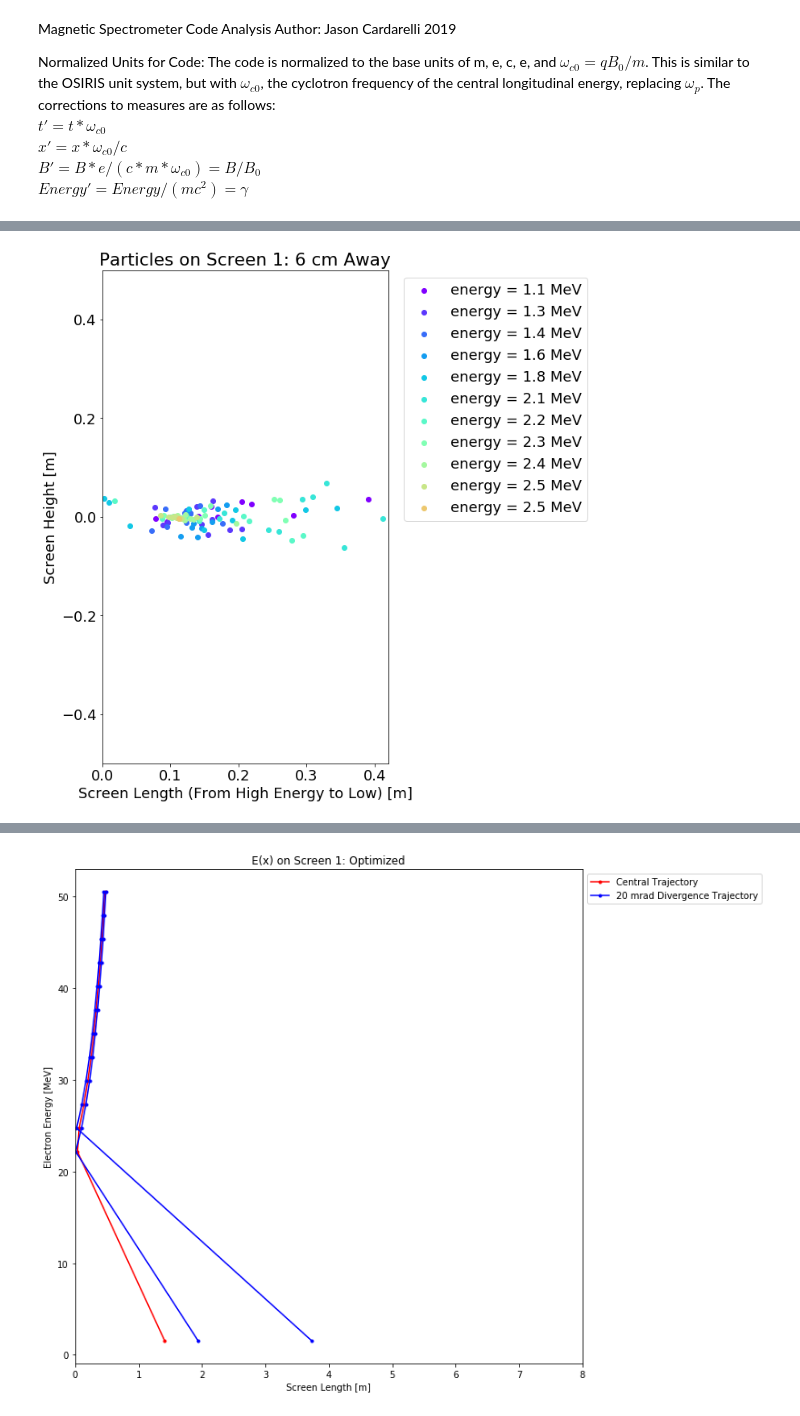
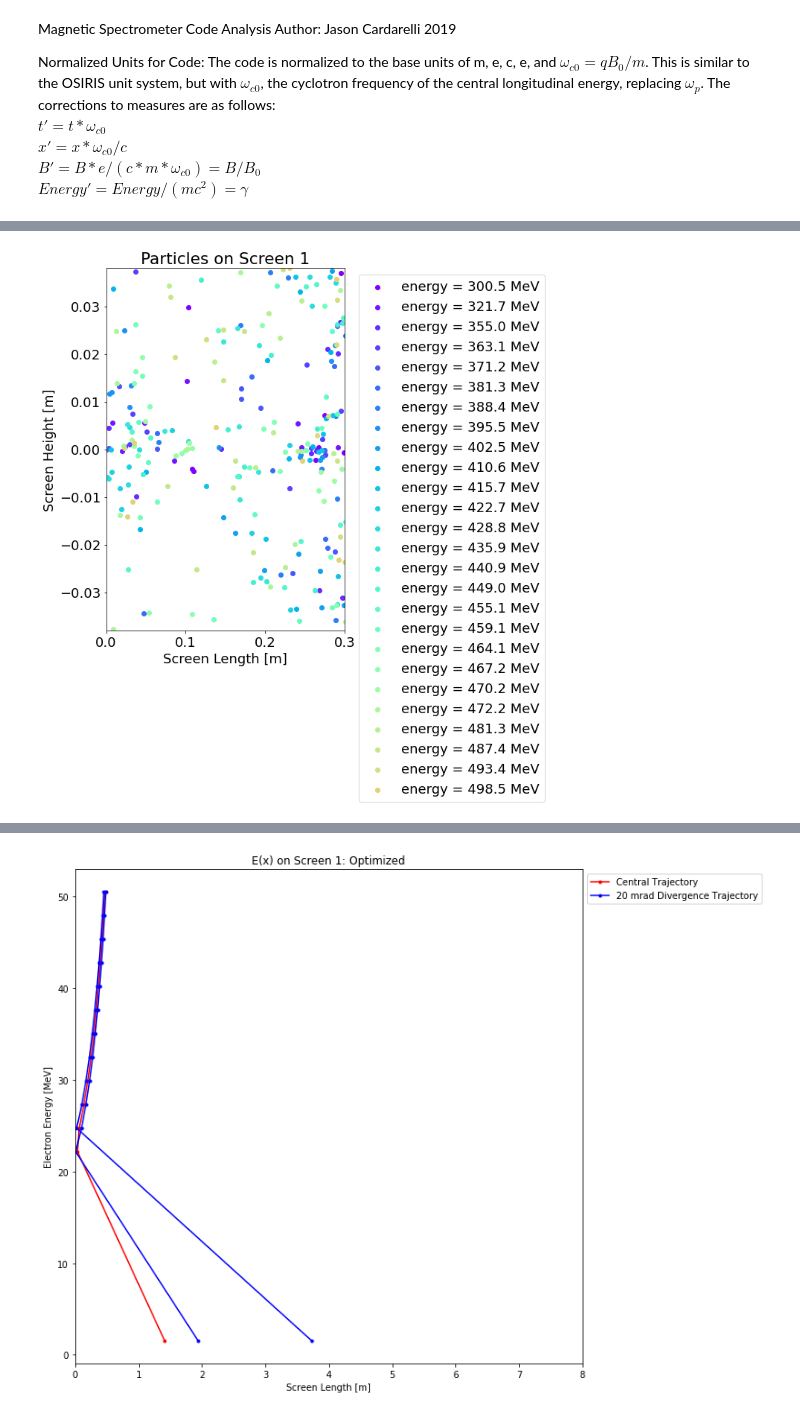
Before and after one commit to jcardar/MagnetSpec_ParticleTracker, a Jupyter notebook: data/analysis/analysis_mag_spec.ipynb, the cells around one changed output, grey strips where cells are left out. Saved outputs shown, nothing was run; the diff lists cells and outputs as text; code cells hidden in the pictures.

```diff
--- a/data/analysis/analysis_mag_spec.ipynb
+++ b/data/analysis/analysis_mag_spec.ipynb
@@ -83,7 +96,7 @@ with open("../ENERGY.csv") as csvfile:
     line_count = 0;
     energy = list(csv_reader);
     energy = [[float(y) for y in x] for x in energy]
-energy = [[energy[jj][ii]*0.511+0.511 for ii in range(len(energy[jj]))] for jj in range(len(energy))]
+energy = [[energy[jj][ii]*0.511-0.511 for ii in range(len(energy[jj]))] for jj in range(len(energy))]
 # %%
 with open("../PARTICLE_ON_SCREENS.csv") as csvfile:
     csv_reader = csv.reader(csvfile, delimiter=',');
@@ -115,21 +130,21 @@ omega_c0 = const.e*B_Norm / const.m_e;
 # rL_norm    = np.sqrt(-(1 - gamma*gamma)/(gamma*gamma))*gamma;
 
 fig1, ax = plt.subplots(figsize = (10,10))
-colors = cm.rainbow(np.linspace(0, 1, float(num_par)/7+1))
+colors = cm.rainbow(np.linspace(0, 1, int(float(num_par)/7+1)))
 indx = -1
 for ii in range(num_par):
     if ii%7==0:
         indx = indx + 1;
-        new_plot = ax.plot(np.array(posx[ii])*const.c/omega_c0, np.array(posy[ii])*const.c/omega_c0, color = colors[indx], label=f'energy = {energy[ii][0]:.2f} MeV', alpha = 1);
+        new_plot = ax.plot(np.array(posx[ii])*const.c/omega_c0, np.array(posy[ii])*const.c/omega_c0, color = colors[indx], label=f'KE = {energy[ii][0]:.2f} MeV', alpha = 1);
     else:
-        ax.plot(np.array(posx[ii])*const.c/omega_c0, np.array(posy[ii])*const.c/omega_c0, label='_nolegend_', color=new_plot[0].get_color(), alpha = 0.5);
+        ax.plot(np.array(posx[ii])*const.c/omega_c0, np.array(posy[ii])*const.c/omega_c0, label='_nolegend_', color=new_plot[0].get_color(), alpha = 0.2);
 
 num_mag = len(magnet.index)
-for ii in range(num_mag):
-#     rect = patches.Rectangle((magnet.iloc[ii][2]*const.c/omega_c0,(magnet.iloc[ii][3]-(magnet.iloc[ii][6]/2)))*const.c/omega_c0,magnet.iloc[ii][5]*const.c/omega_c0,magnet.iloc[ii][6]*const.c/omega_c0,linewidth=1,edgecolor='b',facecolor='b', fill=True, alpha=0.1)
-    rect = patches.Rectangle((magnet['mag_posx'][ii]*const.c/omega_c0,(magnet['mag_posy'][ii]-(magnet['width'][ii]/2.0))*const.c/omega_c0),magnet['length'][ii]*const.c/omega_c0,magnet['width'][ii]*const.c/omega_c0,linewidth=1,edgecolor='b',facecolor='b', fill=True, alpha=0.1)
-#     plt.ylim((magnet.iloc[ii][3]-(magnet.iloc[ii][6]/2)-0.01),(magnet.iloc[ii][3]+(magnet.iloc[ii][6]/2)+0.01))
-    ax.add_patch(rect)
+#for ii in range(num_mag):
+##     rect = patches.Rectangle((magnet.iloc[ii][2]*const.c/omega_c0,(magnet.iloc[ii][3]-(magnet.iloc[ii][6]/2)))*const.c/omega_c0,magnet.iloc[ii][5]*const.c/omega_c0,magnet.iloc[ii][6]*const.c/omega_c0,linewidth=1,edgecolor='b',facecolor='b', fill=True, alpha=0.1)
+#    rect = patches.Rectangle((magnet['mag_posx'][ii]*const.c/omega_c0,(magnet['mag_posy'][ii]-(magnet['width'][ii]/2.0))*const.c/omega_c0),magnet['length'][ii]*const.c/omega_c0,magnet['width'][ii]*const.c/omega_c0,linewidth=1,edgecolor='b',facecolor='b', fill=True, alpha=0.1)
+##     plt.ylim((magnet.iloc[ii][3]-(magnet.iloc[ii][6]/2)-0.01),(magnet.iloc[ii][3]+(magnet.iloc[ii][6]/2)+0.01))
+#    ax.add_patch(rect)
 
 num_screen = len(screen.index);
 for ii in range(num_screen):
@@ -139,6 +154,6 @@ for ii in range(num_screen):
 #     plt.xlim(0, screen.iloc[ii][1]+(screen.iloc[ii][5]*np.cos(np.deg2rad(screen.iloc[ii][4]))));
 ax.set_xlabel('X-Position [m]');
 ax.set_ylabel('Y-Position [m]');
-ax.set_title('Particle Trajectories, 20 mrad Divergence, $B_0 =1$ T, Magnet 6 cm Away');
-ax.axis('equal');
-ax.legend( bbox_to_anchor=(1.02, 1), loc='upper left');
+ax.set_title('Spectrometer System: 300-500 MeV, 100 mrad (Axes NOT Equal)');
+#ax.axis('equal');
+#ax.legend( bbox_to_anchor=(1.02, 1), loc='upper left');
@@ -160,44 +213,44 @@ if number_of_screens > 1:
     for jj in range(number_of_screens):
         long_cord = [np.sqrt(part_on_screen_pos_x[ii]**2 + part_on_screen_pos_y[ii]**2) for ii in range(len(part_on_screen_pos_x)) if part_on_screen_screen_index[ii] == jj];
         indicies_kept = [ii for ii in range(len(part_on_screen_pos_x)) if part_on_screen_screen_index[ii] == jj]
-        colors = cm.rainbow(np.linspace(0, 1, len(long_cord)/7+1))
+        colors = cm.rainbow(np.linspace(0, 1, int(len(long_cord)/7+1)))
         indx = -1;
         for ii in range(len(long_cord)):
             if ii %7 ==0:
                 indx = indx+1;
                 sc = ax[jj].scatter(long_cord[ii]*const.c/omega_c0, part_on_screen_pos_z[ii]*const.c/omega_c0, color = colors[indx], label=f'energy = {energy[int(part_on_screen_part_index[int(indicies_kept[ii])])][0]:.1f} MeV')
             else:
                 ax[jj].scatter(long_cord[ii]*const.c/omega_c0, part_on_screen_pos_z[ii]*const.c/omega_c0, color = colors[indx], label='_nolegend_')
         ax[jj].set_title(f"Image of Particles Landing on Screen {(jj+1):.0f}");
         ax[jj].set_xlabel("Screen Length (From High Energy to Low) [m]");
         ax[jj].set_ylabel("Screen Height [m]");
         ax[jj].set_xlim([0, screen['length'][jj]*const.c/omega_c0]);
         ax[jj].set_ylim([-screen['height'][jj]*0.5*const.c/omega_c0, screen['height'][jj]*0.5*const.c/omega_c0]);
-        ax[jj].legend(bbox_to_anchor=(1.03, 1), loc='upper left',);
+        #ax[jj].legend(bbox_to_anchor=(1.03, 1), loc='upper left',);
 if number_of_screens == 1:
     for jj in range(number_of_screens):
         long_cord = [np.sqrt(part_on_screen_pos_x[ii]**2 + part_on_screen_pos_y[ii]**2) for ii in range(len(part_on_screen_pos_x)) if part_on_screen_screen_index[ii] == jj];
         indicies_kept = [ii for ii in range(len(part_on_screen_pos_x)) if part_on_screen_screen_index[ii] == jj]
-        colors = cm.rainbow(np.linspace(0, 1, len(long_cord)/7+1))
+        colors = cm.rainbow(np.linspace(0, 1, int(len(long_cord)/7+1)))
         indx = -1;
         for ii in range(len(long_cord)):
             if ii %10 ==0:
                 indx = indx+1;
                 sc = ax.scatter(long_cord[ii]*const.c/omega_c0, part_on_screen_pos_z[ii]*const.c/omega_c0, color = colors[indx], label=f'energy = {energy[int(part_on_screen_part_index[int(indicies_kept[ii])])][0]:.1f} MeV')
             else:
                 ax.scatter(long_cord[ii]*const.c/omega_c0, part_on_screen_pos_z[ii]*const.c/omega_c0, color = colors[indx], label='_nolegend_')
         #ax.set_title(f"Image of Particles Landing on Screen {(jj+1):.0f}");
-        ax.set_title(f"Particles on Screen {(jj+1):.0f}: 6 cm Away");
-        ax.set_xlabel("Screen Length (From High Energy to Low) [m]");
+        ax.set_title(f"Particles on Screen {(jj+1):.0f}");
+        ax.set_xlabel("Screen Length [m]");
         ax.set_ylabel("Screen Height [m]");
         ax.set_xlim([0, screen['length'][jj]*const.c/omega_c0]);
         ax.set_ylim([-screen['height'][jj]*0.5*const.c/omega_c0, screen['height'][jj]*0.5*const.c/omega_c0]);
         ax.legend(bbox_to_anchor=(1.03, 1), loc='upper left',);
 
-ax.set_ylim(-0.5, 0.5)
+#ax.set_ylim(-0.5, 0.5)
 plt.tight_layout()
 # %% [output]
-[figure, old version]
+[figure, new version]
 # %%
 #This produces the heatmap of particles on the screen
 import matplotlib.cm as cm
```
Also changed, not shown: parts of 6 cells of this notebook, 7 other files.
